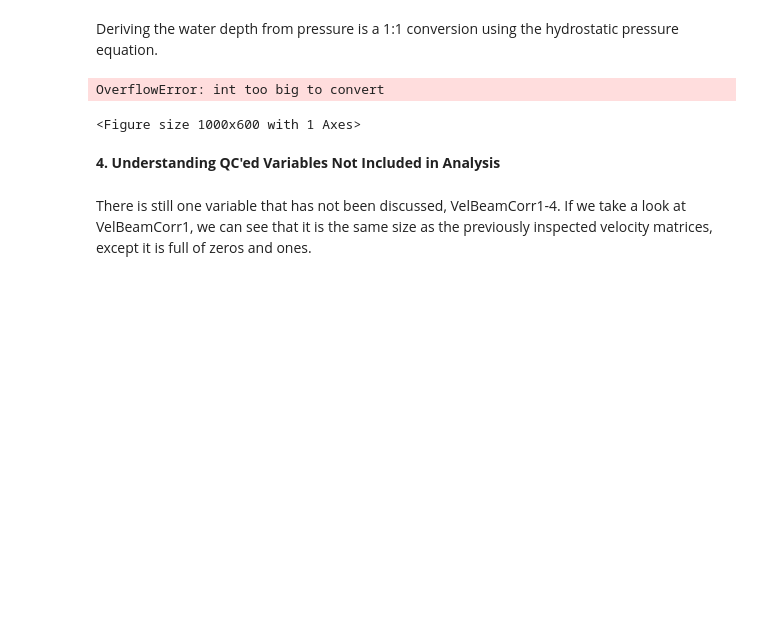
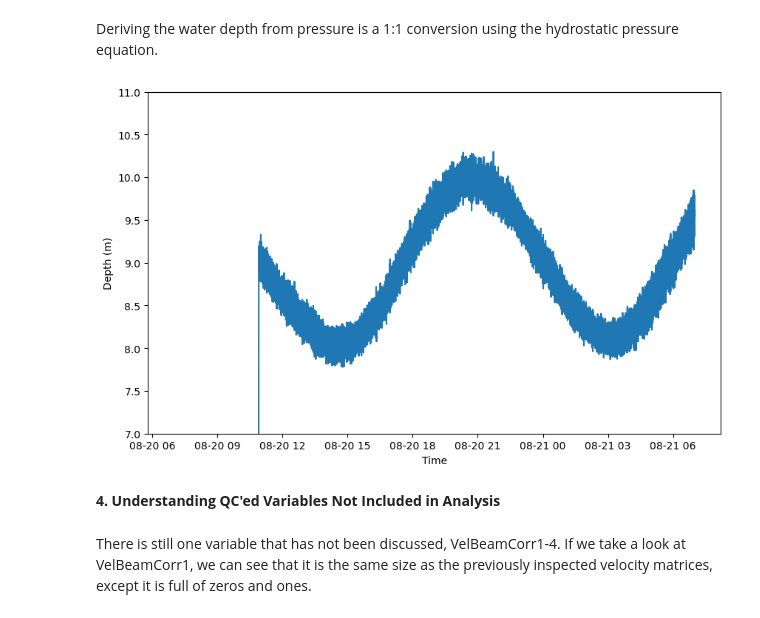
Before and after one commit to NCSU-CHAZ/BOEM-Oak-Island, a Jupyter notebook: notebooks/BOEM_interp.ipynb, the cells around one changed output. Drawn from its saved outputs; the diff is of its cells as text; code cells hidden in the pictures; blank space fills up the shorter version.

```diff
--- a/notebooks/BOEM_interp.ipynb
+++ b/notebooks/BOEM_interp.ipynb
@@ -279,15 +310,14 @@ rho=1024 # (kg/m^3)
 depth=pressure_Pa/(g*rho)
 # %%
 plt.figure(figsize=(10,6))
-plt.plot(data['Time'],depth)
+plt.plot(data['Datetime'],depth)
 plt.xlabel('Time')
-plt.xlim(left=start_time)
+#plt.xlim(left=start_time)
 plt.ylabel('Depth (m)')
 plt.ylim(bottom=7, top=11)
 plt.show()
 # %% [output]
-OverflowError: int too big to convert
-<Figure size 1000x600 with 1 Axes>
+[figure, added]
 # %% [markdown]
 **4. Understanding QC'ed Variables Not Included in Analysis**
 # %% [markdown]
```
Also changed, not shown: parts of 13 cells of this notebook.
